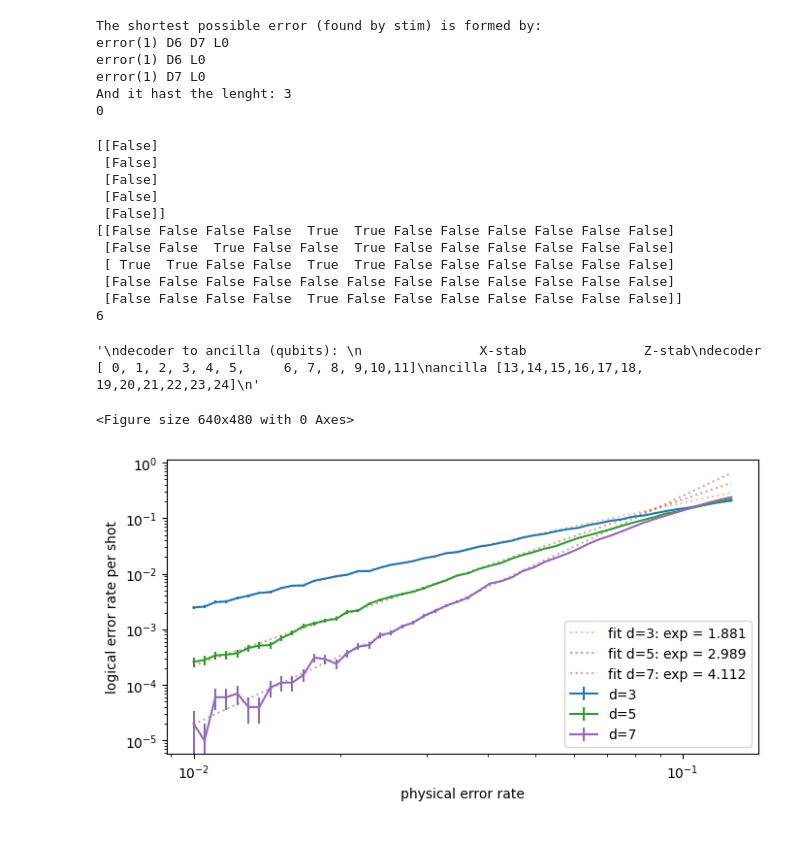
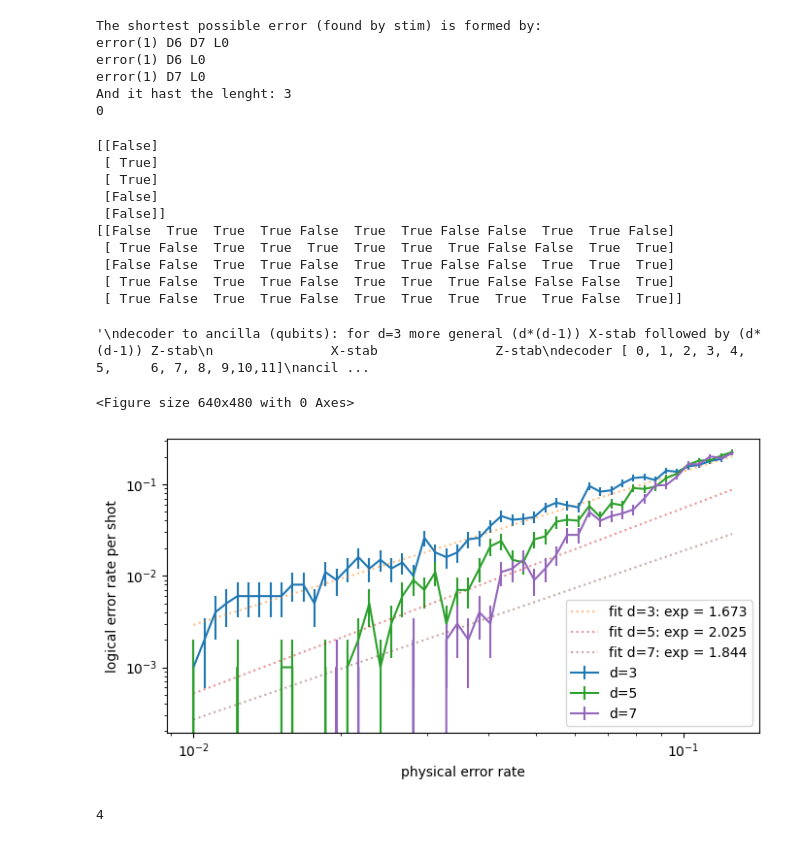
Before and after one commit to leonardlux/MasterArbeit, a Jupyter notebook: code/new_start/testing.ipynb, the cells around one changed output. Cells and saved outputs as stored; diff of their text form; code cells hidden in the pictures.

Commit message:
first try at ML still has some error :/

```diff
--- a/code/new_start/testing.ipynb
+++ b/code/new_start/testing.ipynb
@@ -36,13 +36,15 @@ And it hast the lenght: 3
 # Goal is finding out how to split this one properly
 
 distance = 3
-noise_level = 0.3
+noise_level = 0.9
 num_shots = 5
+X_errors = True
+Z_errors = True
 
 d = distance
 
 circuit  = generate_steane_circuit(distance)
-noisy_circ = add_noise(circuit, construct_basic_noise_model(noise_level))
+noisy_circ = add_noise(circuit, construct_basic_noise_model(noise_level,X_errors=X_errors, Z_errors=Z_errors))
 
 sampler = noisy_circ.compile_detector_sampler()
 detection_events, observable_flips = sampler.sample(num_shots, separate_observables=True)
@@ -50,7 +52,6 @@ detection_events, observable_flips = sampler.sample(num_shots, separate_observab
 print(observable_flips)
 
 print(detection_events)
-print(d*(d-1))
 # first 6: X stab
 # second 6: Z stab
 
@@ -67,34 +68,56 @@ Therefore the mapping on aux qubits |0> and |+> and their different index are no
 """
 # %% [output]
 [[False]
- [False]
- [False]
+ [ True]
+ [ True]
  [False]
  [False]]
-[[False False False False  True  True False False False False False False]
- [False False  True False False  True False False False False False False]
- [ True  True False False  True  True False False False False False False]
- [False False False False False False False False False False False False]
- [False False False False  True False False False False False False False]]
-6
+[[False  True  True  True False  True  True False False  True  True False]
+ [ True False  True  True  True  True  True  True False False  True  True]
+ [False False  True  True False  True  True False False  True  True  True]
+ [ True False  True  True False  True  True  True False False False  True]
+ [ True False  True  True False  True  True  True  True  True False  True]]
-'\ndecoder to ancilla (qubits): \n               X-stab               Z-stab\ndecoder [ 0, 1, 2, 3, 4, 5,     6, 7, 8, 9,10,11]\nancilla [13,14,15,16,17,18,    19,20,21,22,23,24]\n'
+'\ndecoder to ancilla (qubits): for d=3 more general (d*(d-1)) X-stab followed by (d*(d-1)) Z-stab\n               X-stab               Z-stab\ndecoder [ 0, 1, 2, 3, 4, 5,     6, 7, 8, 9,10,11]\nancil ...
 # %%
 distances = [3,5,7]
 noise_set = np.logspace(-2,-0.9)
-num_shots = 100_000
+num_shots = 10_000
 
 steane_circuits = [generate_steane_circuit(d) for d in distances]
 
 plot_diff_noise_level(
     steane_circuits,
     construct_basic_noise_model,
-    filename="basic_test",
-    labels= ["d=" + str(d) for d in distances],
+    count_log_error_fct=count_logical_errors_using_MWPM,
+    filename="basic_test_MWPM",
+    distances= distances ,
     noise_set= noise_set,
     num_shots=num_shots,
     fit_slopes = True,
     reference_lines = False,
 )
 # %% [output]
 <Figure size 640x480 with 0 Axes>
-[figure, old version]
+[figure, new version]
+# %%
+# Goal is finding out how to split this one properly
+
+distance = 3
+noise_level = 0.01
+num_shots = 100
+X_errors = True
+Z_errors = False
+
+d = distance
+
+circuit  = generate_steane_circuit(distance)
+noisy_circ = add_noise(circuit, construct_basic_noise_model(noise_level,X_errors=X_errors, Z_errors=Z_errors))
+
+count_logical_errors_using_ML(
+    circuit=noisy_circ,
+    num_shots=num_shots,
+    distance=distance,
+    error_rate=noise_level,
+    )
+# %% [output]
+4
```
Also changed, not shown: parts of 2 cells of this notebook, 4 other files.
